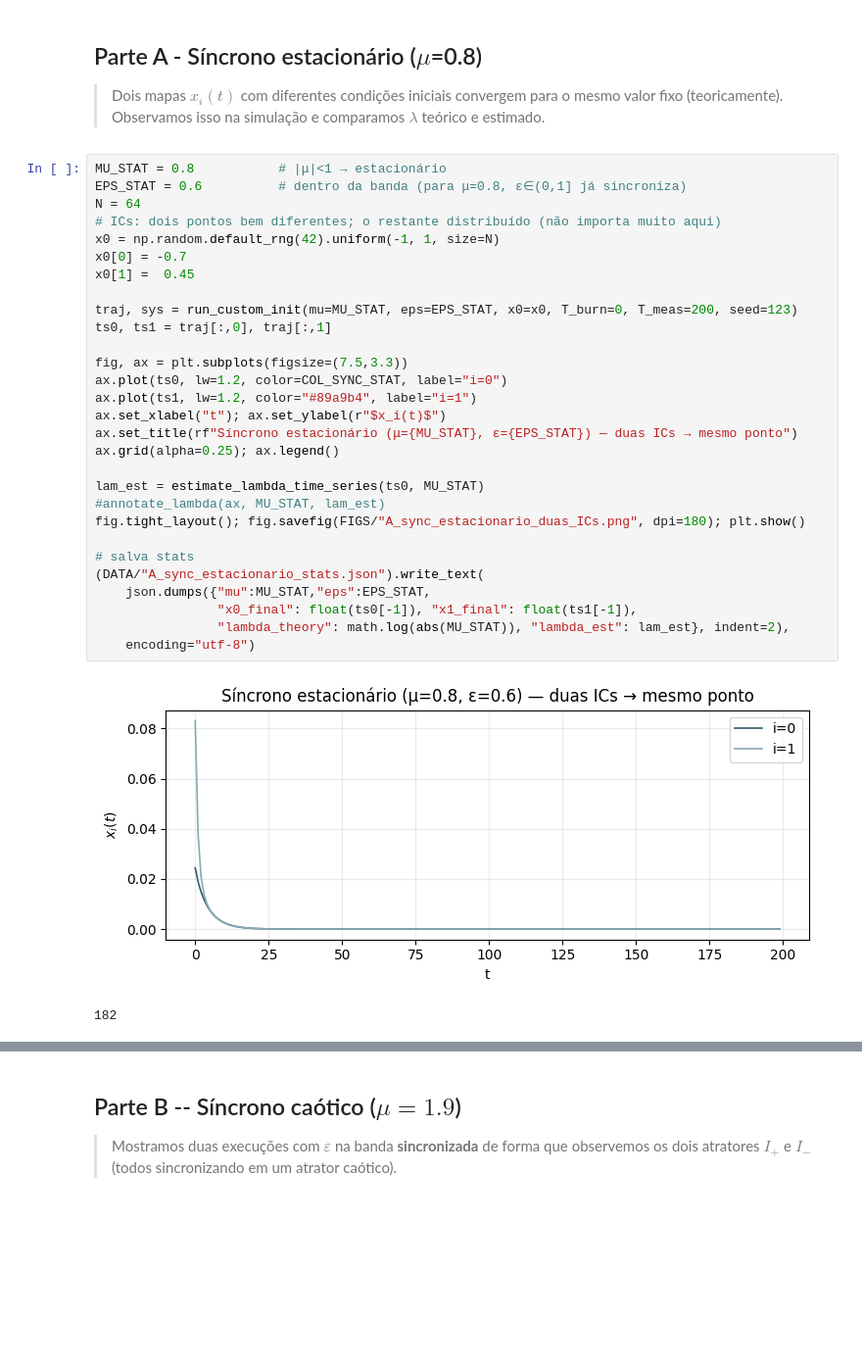
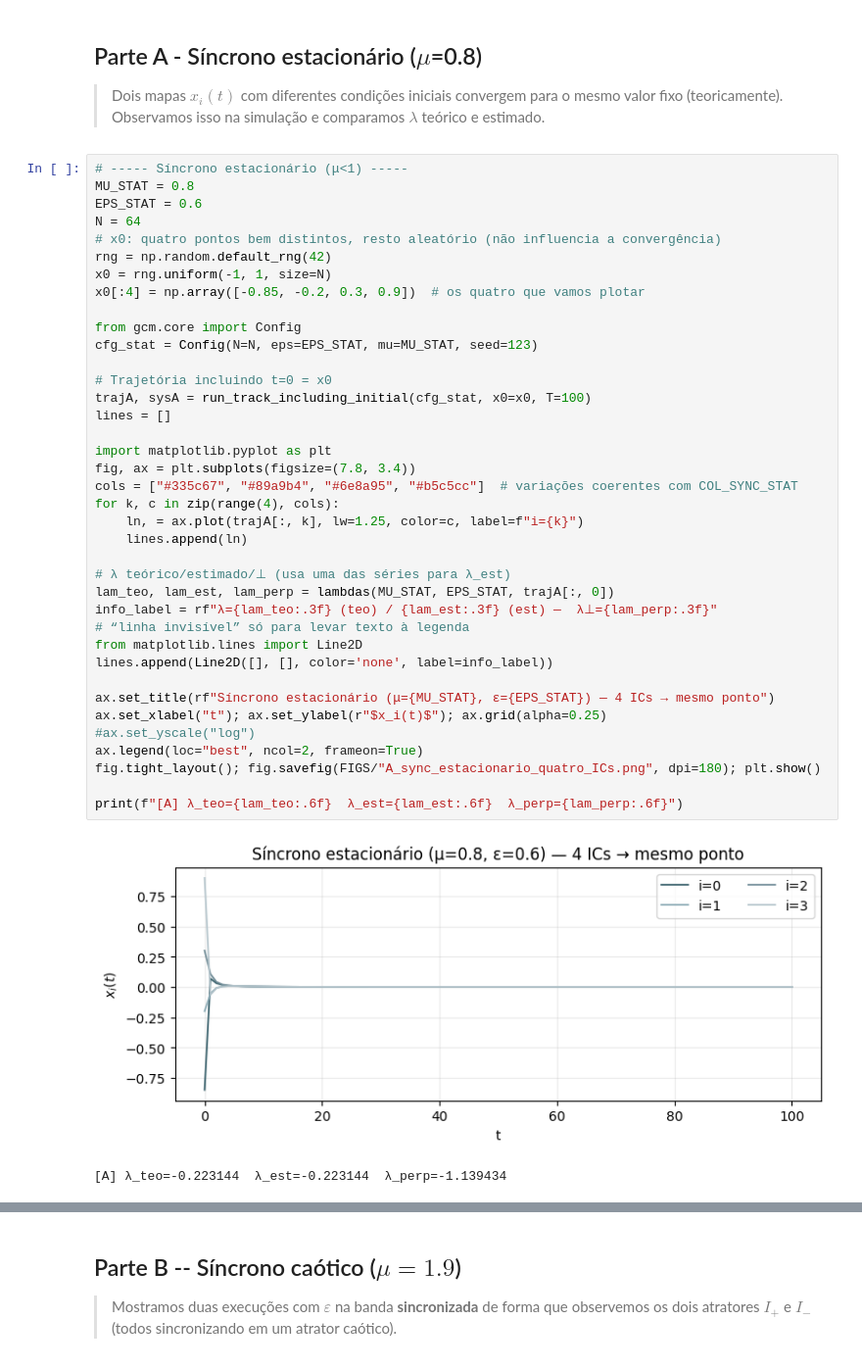
Before and after one commit to IgorStellet/Projeto_Final_Python_na_Fisica, a Jupyter notebook: notebooks/01_um_mapa_explorer.ipynb, the cells around one changed output, grey strips where cells are left out. Shown at 98% size. Saved outputs shown, nothing was run; the diff lists cells and outputs as text; blank space fills up the shorter version.

Commit message:
Finalizando notebook 01

```diff
--- a/notebooks/01_um_mapa_explorer.ipynb
+++ b/notebooks/01_um_mapa_explorer.ipynb
@@ -74,35 +98,44 @@ def run_with_ic(mu, eps, N=512, init="half_half", T_burn=600, T_meas=600, seed=0
 
 > Dois mapas $x_i(t)$ com diferentes condições iniciais convergem para o mesmo valor fixo (teoricamente). Observamos isso na simulação e comparamos $\lambda$ teórico e estimado.
 # %%
-MU_STAT = 0.8           # |μ|<1 → estacionário
-EPS_STAT = 0.6          # dentro da banda (para μ=0.8, ε∈(0,1] já sincroniza)
+# ----- Síncrono estacionário (μ<1) -----
+MU_STAT = 0.8
+EPS_STAT = 0.6
 N = 64
-# ICs: dois pontos bem diferentes; o restante distribuído (não importa muito aqui)
-x0 = np.random.default_rng(42).uniform(-1, 1, size=N)
-x0[0] = -0.7
-x0[1] =  0.45
+# x0: quatro pontos bem distintos, resto aleatório (não influencia a convergência)
+rng = np.random.default_rng(42)
+x0 = rng.uniform(-1, 1, size=N)
+x0[:4] = np.array([-0.85, -0.2, 0.3, 0.9])  # os quatro que vamos plotar
 
-traj, sys = run_custom_init(mu=MU_STAT, eps=EPS_STAT, x0=x0, T_burn=0, T_meas=200, seed=123)
-ts0, ts1 = traj[:,0], traj[:,1]
+from gcm.core import Config
+cfg_stat = Config(N=N, eps=EPS_STAT, mu=MU_STAT, seed=123)
 
-fig, ax = plt.subplots(figsize=(7.5,3.3))
-ax.plot(ts0, lw=1.2, color=COL_SYNC_STAT, label="i=0")
-ax.plot(ts1, lw=1.2, color="#89a9b4", label="i=1")
-ax.set_xlabel("t"); ax.set_ylabel(r"$x_i(t)$")
-ax.set_title(rf"Síncrono estacionário (μ={MU_STAT}, ε={EPS_STAT}) — duas ICs → mesmo ponto")
-ax.grid(alpha=0.25); ax.legend()
+# Trajetória incluindo t=0 = x0
+trajA, sysA = run_track_including_initial(cfg_stat, x0=x0, T=100)
+lines = []
 
-lam_est = estimate_lambda_time_series(ts0, MU_STAT)
-#annotate_lambda(ax, MU_STAT, lam_est)
-fig.tight_layout(); fig.savefig(FIGS/"A_sync_estacionario_duas_ICs.png", dpi=180); plt.show()
+import matplotlib.pyplot as plt
+fig, ax = plt.subplots(figsize=(7.8, 3.4))
+cols = ["#335c67", "#89a9b4", "#6e8a95", "#b5c5cc"]  # variações coerentes com COL_SYNC_STAT
+for k, c in zip(range(4), cols):
+    ln, = ax.plot(trajA[:, k], lw=1.25, color=c, label=f"i={k}")
+    lines.append(ln)
 
-# salva stats
-(DATA/"A_sync_estacionario_stats.json").write_text(
-    json.dumps({"mu":MU_STAT,"eps":EPS_STAT,
-                "x0_final": float(ts0[-1]), "x1_final": float(ts1[-1]),
-                "lambda_theory": math.log(abs(MU_STAT)), "lambda_est": lam_est}, indent=2),
-    encoding="utf-8")
+# λ teórico/estimado/⊥ (usa uma das séries para λ_est)
+lam_teo, lam_est, lam_perp = lambdas(MU_STAT, EPS_STAT, trajA[:, 0])
+info_label = rf"λ={lam_teo:.3f} (teo) / {lam_est:.3f} (est) —  λ⊥={lam_perp:.3f}"
+# “linha invisível” só para levar texto à legenda
+from matplotlib.lines import Line2D
+lines.append(Line2D([], [], color='none', label=info_label))
+
+ax.set_title(rf"Síncrono estacionário (μ={MU_STAT}, ε={EPS_STAT}) — 4 ICs → mesmo ponto")
+ax.set_xlabel("t"); ax.set_ylabel(r"$x_i(t)$"); ax.grid(alpha=0.25)
+#ax.set_yscale("log")
+ax.legend(loc="best", ncol=2, frameon=True)
+fig.tight_layout(); fig.savefig(FIGS/"A_sync_estacionario_quatro_ICs.png", dpi=180); plt.show()
+
+print(f"[A] λ_teo={lam_teo:.6f}  λ_est={lam_est:.6f}  λ_perp={lam_perp:.6f}")
 # %% [output]
-[figure, old version]
+[figure, new version]
-182
+[A] λ_teo=-0.223144  λ_est=-0.223144  λ_perp=-1.139434
 # %% [markdown]
```
Also changed, not shown: parts of 18 cells of this notebook, 17 other files.
